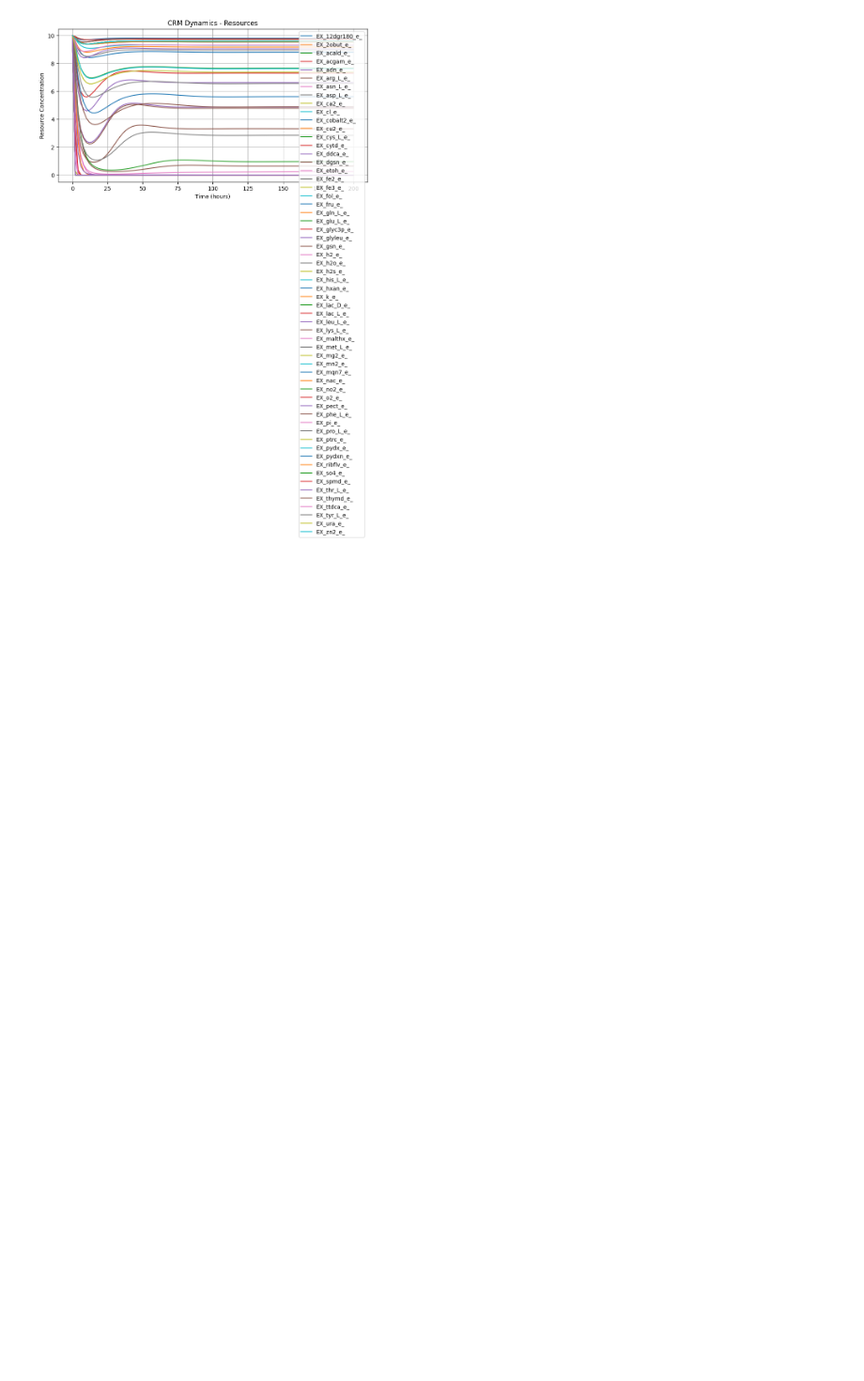
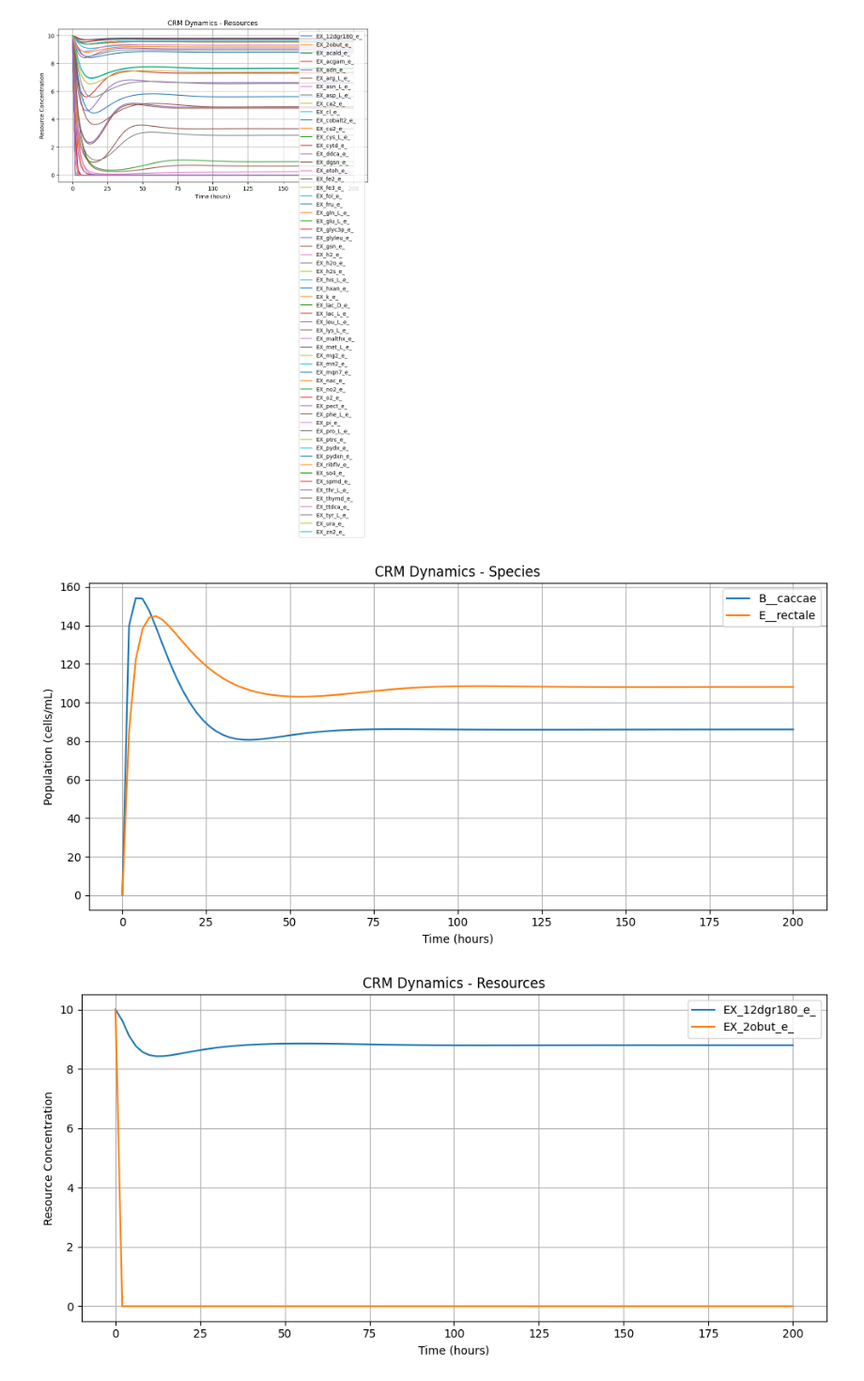
Before and after one commit to vivarium-collective/CRM, a Jupyter notebook: Notebooks/Explore_basico_pipeline.ipynb, the cells around one changed output. Shown at 94% size. Drawn from its saved outputs; the diff is of its cells as text; code cells hidden in the pictures; blank space fills up the shorter version.

```diff
--- a/Notebooks/Explore_basico_pipeline.ipynb
+++ b/Notebooks/Explore_basico_pipeline.ipynb
@@ -58,3 +58,11 @@ plot_species_and_resources(result_df, species_names, resource_ids)
 [figure]
 Tight layout not applied. The bottom and top margins cannot be made large enough to accommodate all Axes decorations.
 [figure]
+# %%
+# Plot specific ones
+plot_species_and_resources(result_df, species_names, resource_ids,
+                           species_to_plot=species_names,
+                           resources_to_plot=['EX_12dgr180(e)','EX_2obut(e)'])
+# %% [output]
+[figure, added]
+[figure, added]
```
Also changed, not shown: 1 other file.
